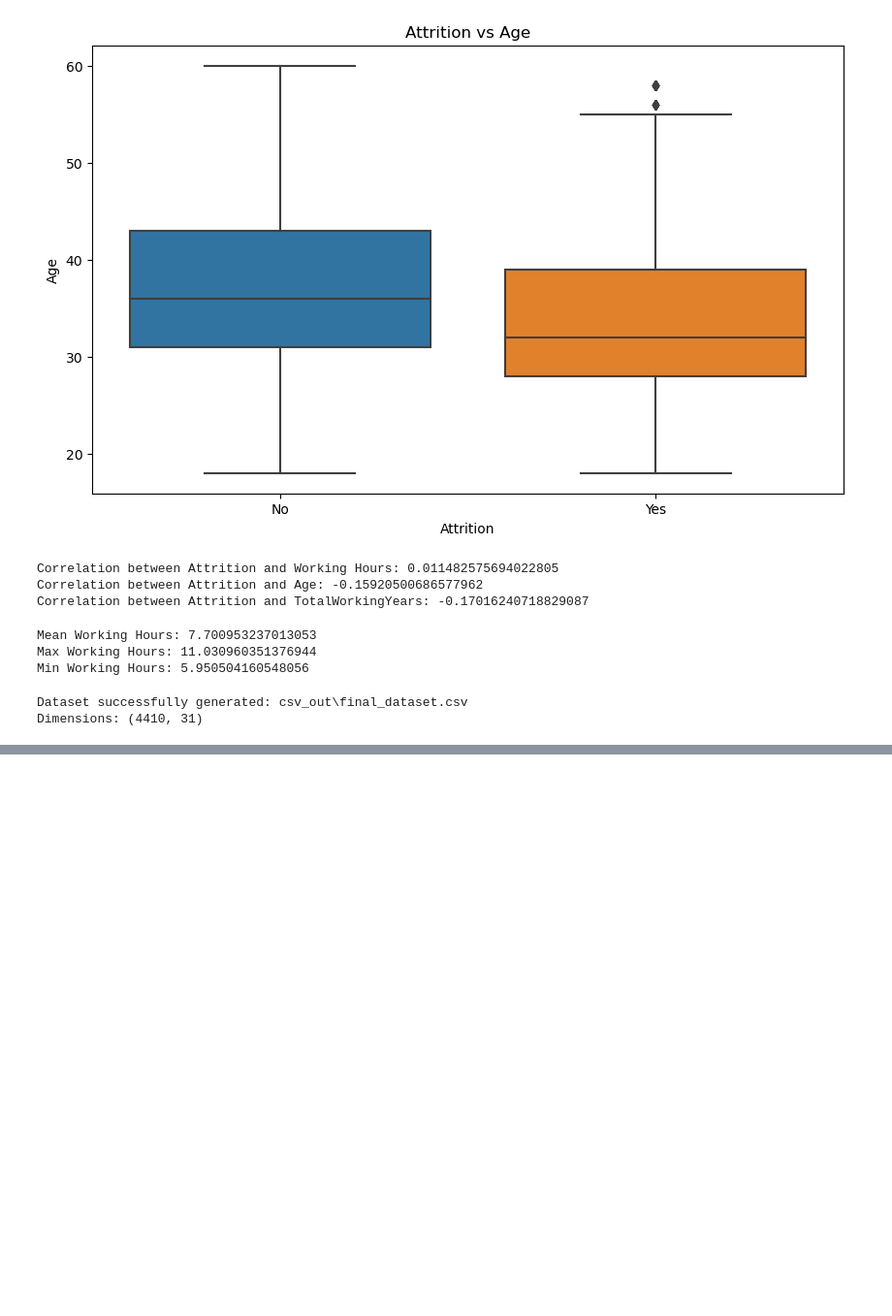
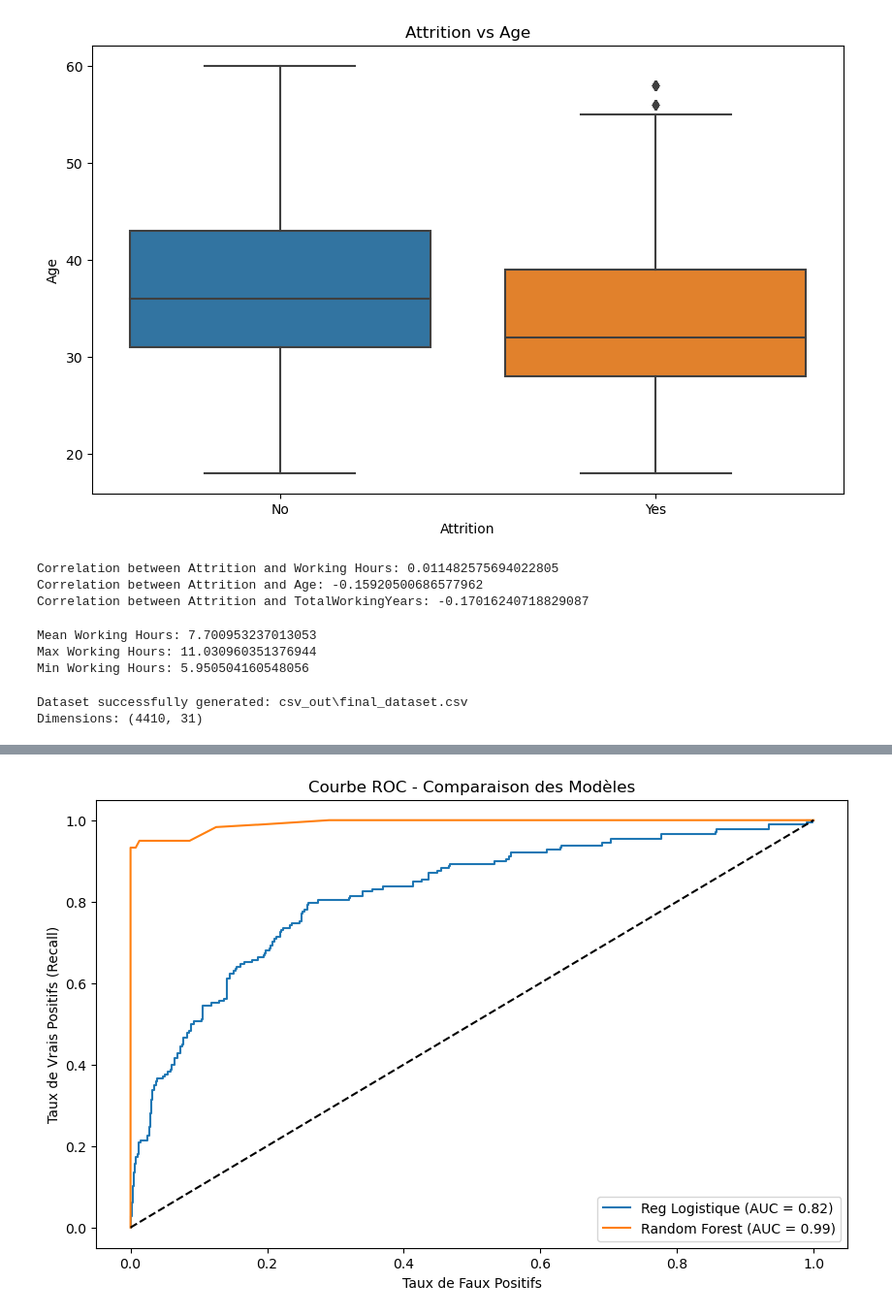
Before and after one commit to K3nt1/HumanForYou, a Jupyter notebook: TEST_ONE.ipynb, the cells around one changed output, grey strips where cells are left out. Shown at 97% size. Drawn from its saved outputs; the diff is of its cells as text; code cells hidden in the pictures; blank space fills up the shorter version.

```diff
--- a/DataCleaning.ipynb
+++ b/TEST_ONE.ipynb
@@ -291,0 +423,74 @@ Dimensions: (4410, 31)
+# %%
+from imblearn.over_sampling import SMOTE
+from sklearn.model_selection import GridSearchCV
+
+# ==============================================================================
+# AMÉLIORATION 1 : Rééquilibrage des classes (SMOTE) pour la Régression Logistique
+# ==============================================================================
+# SMOTE crée des employés "synthétiques" qui partent pour forcer le modèle à mieux apprendre cette classe.
+
+smote = SMOTE(random_state=42)
+X_train_smote, y_train_smote = smote.fit_resample(X_train_scaled, y_train)
+
+print(f"Taille avant SMOTE: {y_train.value_counts()}")
+print(f"Taille après SMOTE: {y_train_smote.value_counts()}")
+
+# Ré-entraînement sur données équilibrées
+log_reg_smote = LogisticRegression(max_iter=1000)
+log_reg_smote.fit(X_train_smote, y_train_smote)
+y_pred_log_smote = log_reg_smote.predict(X_test_scaled)
+
+print("\n--- 1b. Régression Logistique (Après SMOTE) ---")
+print("Accuracy:", accuracy_score(y_test, y_pred_log_smote))
+print("\nClassification Report:\n", classification_report(y_test, y_pred_log_smote))
+# Observez si le Recall (classe 1) augmente (probablement au détriment de la précision).
+
+# ==============================================================================
+# AMÉLIORATION 2 : Optimisation des Hyperparamètres (GridSearch) pour Random Forest
+# ==============================================================================
+# On cherche la meilleure configuration pour éviter le sur-apprentissage (Overfitting).
+
+param_grid = {
+    'n_estimators': [50, 100],        # Nombre d'arbres
+    'max_depth': [10, 20, None],      # Profondeur max des arbres
+    'min_samples_leaf': [1, 2, 4]     # Nombre min d'échantillons par feuille
+}
+
+grid_search = GridSearchCV(estimator=RandomForestClassifier(random_state=42),
+                           param_grid=param_grid,
+                           cv=3, verbose=1, n_jobs=-1)
+
+grid_search.fit(X_train, y_train)
+
+print("\n--- Meilleurs paramètres Random Forest ---")
+print(grid_search.best_params_)
+
+best_rf = grid_search.best_estimator_
+y_pred_best_rf = best_rf.predict(X_test)
+
+print("\n--- 2b. Random Forest (Optimisé) ---")
+print("Accuracy:", accuracy_score(y_test, y_pred_best_rf))
+print("\nClassification Report:\n", classification_report(y_test, y_pred_best_rf))
+
+# ==============================================================================
+# VISUALISATION FINALE : Courbe ROC
+# ==============================================================================
+# La courbe ROC permet de comparer visuellement la performance globale des modèles.
+
+y_prob_log = log_reg.predict_proba(X_test_scaled)[:, 1]
+y_prob_rf = best_rf.predict_proba(X_test)[:, 1]
+
+fpr_log, tpr_log, _ = roc_curve(y_test, y_prob_log)
+fpr_rf, tpr_rf, _ = roc_curve(y_test, y_prob_rf)
+
+plt.figure(figsize=(10, 6))
+plt.plot(fpr_log, tpr_log, label=f'Reg Logistique (AUC = {roc_auc_score(y_test, y_prob_log):.2f})')
+plt.plot(fpr_rf, tpr_rf, label=f'Random Forest (AUC = {roc_auc_score(y_test, y_prob_rf):.2f})')
+plt.plot([0, 1], [0, 1], 'k--') # Ligne du hasard (modèle inutile)
+plt.xlabel('Taux de Faux Positifs')
+plt.ylabel('Taux de Vrais Positifs (Recall)')
+plt.title('Courbe ROC - Comparaison des Modèles')
+plt.legend()
+plt.savefig('img/roc_curve.png')
+plt.show()
+# %% [output]
@@ -291,0 +514 @@ Dimensions: (4410, 31)
+[figure, added]
```
Also changed, not shown: parts of 3 cells of this notebook.
